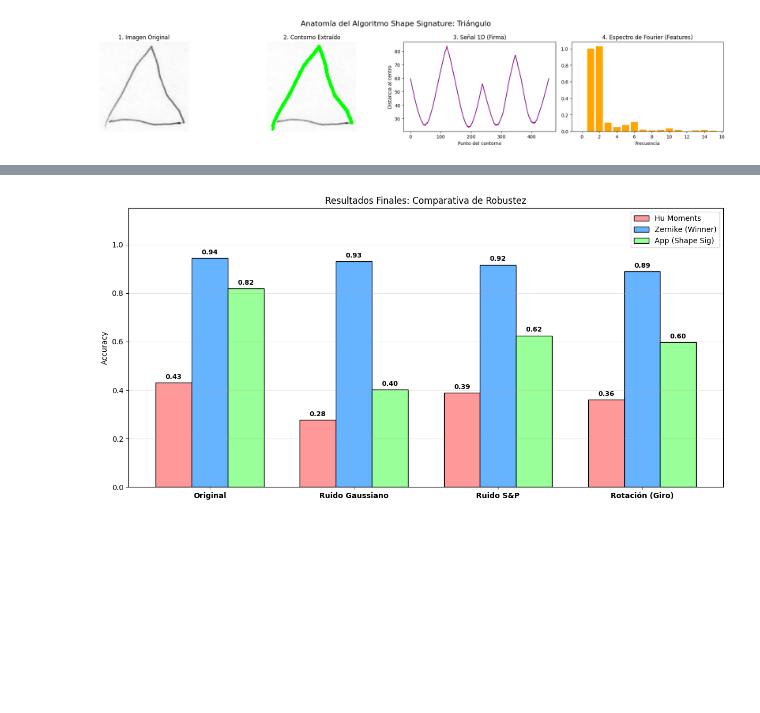
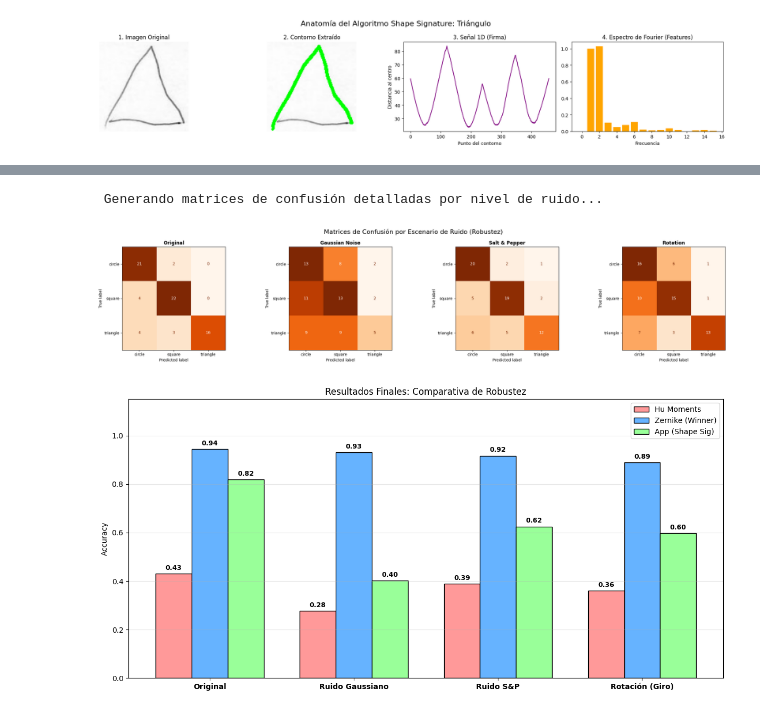
Before and after one commit to marcoxskii/PracticaVision_3, a Jupyter notebook: Fase1_Procesamiento/Practica3.1-3.2.ipynb, the cells around one changed output, grey strips where cells are left out. Cells and saved outputs as stored; diff of their text form; code cells hidden in the pictures; blank space fills up the shorter version.

```diff
--- a/Fase1_Procesamiento/Practica3.1-3.2.ipynb
+++ b/Fase1_Procesamiento/Practica3.1-3.2.ipynb
@@ -508,3 +507,56 @@ ShapeSig (FFT)     | Rotation        | 0.5972
+# %%
+def plot_detailed_confusion_matrices(model, scaler, extractor_func, X_test, y_test, classes):
+    """Genera matrices de confusión para cada condición de ruido (Evaluación solicitada)."""
+
+    # Configuraciones a evaluar
+    scenarios = [
+        ('Original', 'None'),
+        ('Gaussian Noise', 'medium'),
+        ('Salt & Pepper', 'medium'),
+        ('Rotation', 'Random')
+    ]
+
+    fig, axes = plt.subplots(1, 4, figsize=(24, 5))
+    fig.suptitle('Matrices de Confusión por Escenario de Ruido (Robustez)', fontsize=16)
+
+    for i, (condition, level) in enumerate(scenarios):
+        # 1. Aplicar aumento
+        if condition == 'Original':
+            X_aug = X_test
+        elif condition == 'Rotation':
+            X_aug = np.array([rotate_image(img) for img in X_test])
+        else:
+            X_aug = []
+            for img in X_test:
+                if condition == 'Gaussian Noise':
+                    X_aug.append(add_gaussian_noise(img, level))
+                else:
+                    X_aug.append(add_salt_pepper_noise(img, level))
+            X_aug = np.array(X_aug)
+
+        # 2. Extraer características y normalizar
+        # Detectamos si la función devuelve lista o array para manejarlo
+        feats = np.array([extractor_func(img) for img in X_aug])
+        feats_scaled = scaler.transform(feats)
+
+        # 3. Predecir y graficar
+        y_pred = model.predict(feats_scaled)
+
+        cm_display = ConfusionMatrixDisplay.from_predictions(
+            y_test, y_pred, display_labels=classes,
+            cmap='Oranges', ax=axes[i], colorbar=False
+        )
+        axes[i].set_title(f"{condition}", fontsize=12, fontweight='bold')
+
+    plt.tight_layout()
+    plt.show()
+
+# Usamos el modelo Shape Signature (que es el que irá a la App) para estas matrices detalladas
+print(" Generando matrices de confusión detalladas por nivel de ruido...")
+plot_detailed_confusion_matrices(knn_ss, scaler_ss, get_shape_signature_features, X_test, y_test, CLASSES)
+# %% [output]
+ Generando matrices de confusión detalladas por nivel de ruido...
+[figure, added]
 # %%
 import matplotlib.pyplot as plt
 import numpy as np
```
Also changed, not shown: parts of 2 cells of this notebook.
